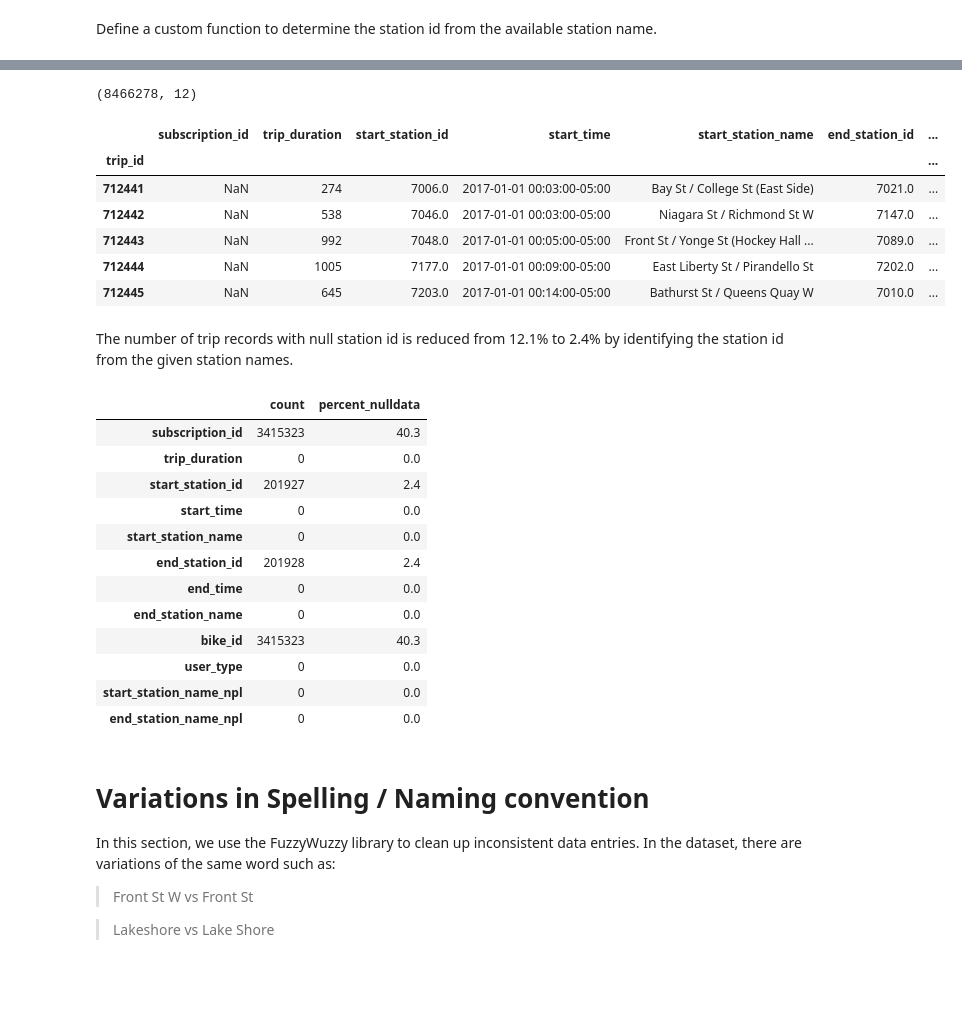
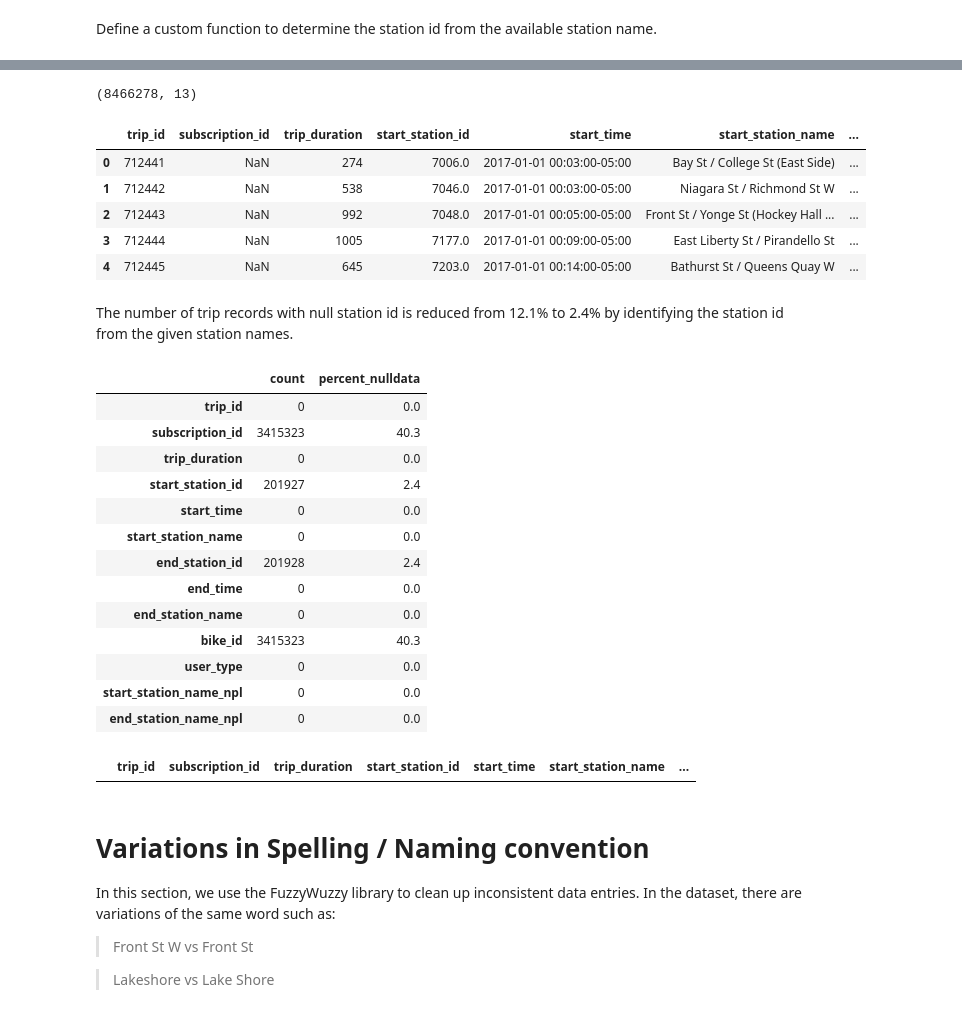
Before and after one commit to yokoyana/toronto_bike_share, a Jupyter notebook: project.ipynb, the cells around one changed output, grey strips where cells are left out. Drawn from its saved outputs; the diff is of its cells as text; code cells hidden in the pictures; blank space fills up the shorter version.

Commit message:
data wrangling complete more cleaning to be investigated

```diff
--- a/project.ipynb
+++ b/project.ipynb
@@ -816,38 +798,46 @@ df_trips_data.head()
 # %%
 def simple_replace_station_ID(df, feature):
     #search stations data frame for missing ID's
     #create list of unique start station names
     feature_name = feature+'_station_name'
+    feature_name_npl = feature+'_station_name_npl'
     feature_Id = feature+'_station_id'
 
+    #strip data frame of missing station Id's from from data frame
     df_missing_station_id = df[df[feature_Id].isnull()]
     df = df[df[feature_Id].notnull()]
 
-    lst_station_names = df_missing_station_id[feature_name+'_npl'].unique().tolist()
-    #itterate through list and replace station Id's if found
+    #generate list of unique station names in missing names data frame
+    lst_station_names = df_missing_station_id[feature_name_npl].unique().tolist()
+
+    #itterate through list and replace station Id's if a positive match for the station name is found
     for name in lst_station_names:
         #check name exists in list of station names
-        if (stations['station_name_npl'] == name).sum()>0:
-            mask = df_missing_station_id[feature_name+'_npl'] == name
-            station_id = stations[stations['station_name_npl'] == name]['station_id'].to_numpy()[0]
+        stations_mask = stations['station_name_npl'] == name
+        if stations_mask.sum()>0:
+            #generate mask of records to be replaced
+            mask = df_missing_station_id[feature_name_npl] == name
+            #read station id from stations data frame
+            station_id = stations[stations_mask]['station_id'].to_numpy()[0]
+            #replace id in missing stations id data frame
             df_missing_station_id.loc[mask,feature_Id] = station_id
-    df = df.append(df_missing_station_id)
-    return df
+    #append corrected data frame to the orginal data frame and return the data frame
+    return df.append(df_missing_station_id)
 
+#run the name id replace search for both the start and the end stations
 df_trips_data = simple_replace_station_ID(df_trips_data,'start')
 df_trips_data = simple_replace_station_ID(df_trips_data,'end')
 
 print(df_trips_data.shape)
 df_trips_data.head()
 # %% [output]
-(8466278, 12)
+(8466278, 13)
-|  | subscription_id | trip_duration | start_station_id | start_time | start_station_name | end_station_id | ... |
-| trip_id |  |  |  |  |  |  | ... |
-| 712441 | NaN | 274 | 7006.0 | 2017-01-01 00:03:00-05:00 | Bay St / College St (East Side) | 7021.0 | ... |
-| 712442 | NaN | 538 | 7046.0 | 2017-01-01 00:03:00-05:00 | Niagara St / Richmond St W | 7147.0 | ... |
-| 712443 | NaN | 992 | 7048.0 | 2017-01-01 00:05:00-05:00 | Front St / Yonge St (Hockey Hall ... | 7089.0 | ... |
-| 712444 | NaN | 1005 | 7177.0 | 2017-01-01 00:09:00-05:00 | East Liberty St / Pirandello St | 7202.0 | ... |
-| 712445 | NaN | 645 | 7203.0 | 2017-01-01 00:14:00-05:00 | Bathurst St / Queens Quay W | 7010.0 | ... |
+|  | trip_id | subscription_id | trip_duration | start_station_id | start_time | start_station_name | ... |
+| 0 | 712441 | NaN | 274 | 7006.0 | 2017-01-01 00:03:00-05:00 | Bay St / College St (East Side) | ... |
+| 1 | 712442 | NaN | 538 | 7046.0 | 2017-01-01 00:03:00-05:00 | Niagara St / Richmond St W | ... |
+| 2 | 712443 | NaN | 992 | 7048.0 | 2017-01-01 00:05:00-05:00 | Front St / Yonge St (Hockey Hall ... | ... |
+| 3 | 712444 | NaN | 1005 | 7177.0 | 2017-01-01 00:09:00-05:00 | East Liberty St / Pirandello St | ... |
+| 4 | 712445 | NaN | 645 | 7203.0 | 2017-01-01 00:14:00-05:00 | Bathurst St / Queens Quay W | ... |
 # %% [markdown]
 The number of trip records with null station id is reduced from 12.1% to 2.4% by identifying the station id from the given station names.
 # %%
@@ -859,6 +849,7 @@ trips_data_missing['percent_nulldata']=round(trips_data_missing['count']/df_trip
 trips_data_missing
 # %% [output]
 |  | count | percent_nulldata |
+| trip_id | 0 | 0.0 |
 | subscription_id | 3415323 | 40.3 |
 | trip_duration | 0 | 0.0 |
 | start_station_id | 201927 | 2.4 |
@@ -871,6 +862,10 @@ trips_data_missing
 | user_type | 0 | 0.0 |
 | start_station_name_npl | 0 | 0.0 |
 | end_station_name_npl | 0 | 0.0 |
+# %%
+df_trips_data[df_trips_data['end_station_name'].str.isnumeric()]
+# %% [output]
+|  | trip_id | subscription_id | trip_duration | start_station_id | start_time | start_station_name | ... |
 # %% [markdown]
 # Variations in Spelling / Naming convention
 
```
Also changed, not shown: parts of 43 cells of this notebook, 32 other files.
